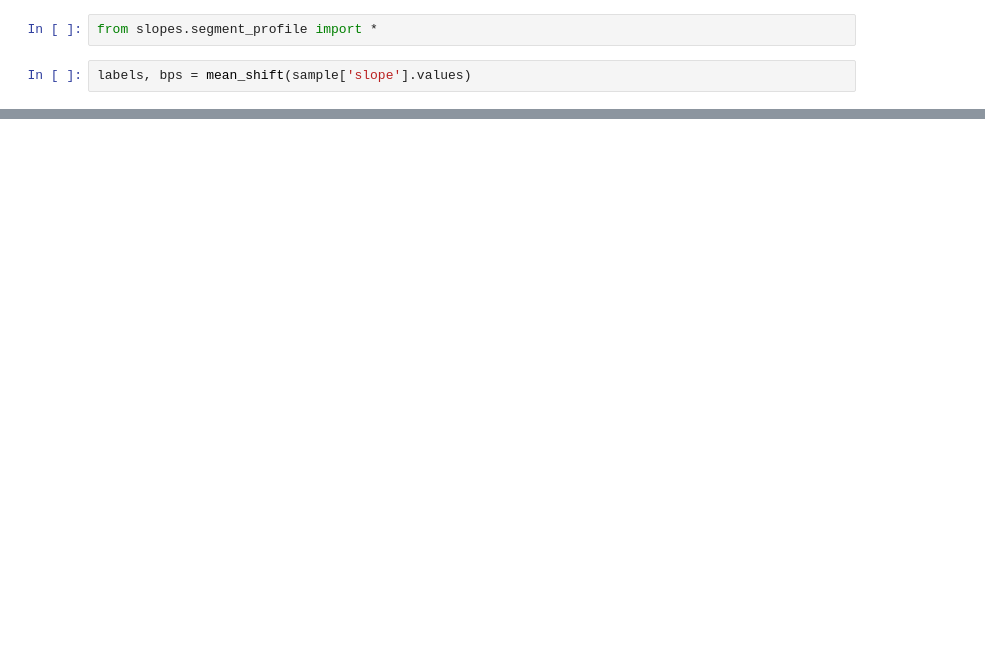
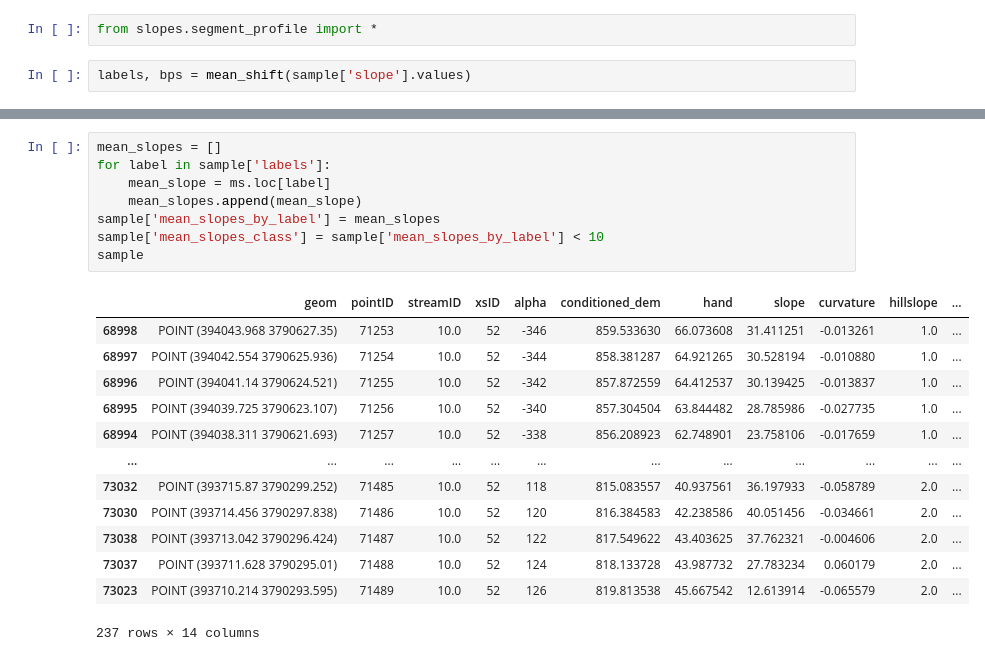
Before and after one commit to avkoehl/valleyx, a Jupyter notebook: notebooks/valleyfloor_test.ipynb, the cells around one changed output, grey strips where cells are left out. Drawn from its saved outputs; the diff is of its cells as text; blank space fills up the shorter version.

```diff
--- a/notebooks/valleyfloor_test.ipynb
+++ b/notebooks/valleyfloor_test.ipynb
@@ -88,0 +115,22 @@ plot_segments(sample['alpha'], sample['conditioned_dem'], labels, bps)
+# %%
+mean_slopes = []
+for label in sample['labels']:
+    mean_slope = ms.loc[label]
+    mean_slopes.append(mean_slope)
+sample['mean_slopes_by_label'] = mean_slopes
+sample['mean_slopes_class'] = sample['mean_slopes_by_label'] < 10
+sample
+# %% [output]
+|  | geom | pointID | streamID | xsID | alpha | conditioned_dem | hand | slope | curvature | hillslope | ... |
+| 68998 | POINT (394043.968 3790627.35) | 71253 | 10.0 | 52 | -346 | 859.533630 | 66.073608 | 31.411251 | -0.013261 | 1.0 | ... |
+| 68997 | POINT (394042.554 3790625.936) | 71254 | 10.0 | 52 | -344 | 858.381287 | 64.921265 | 30.528194 | -0.010880 | 1.0 | ... |
+| 68996 | POINT (394041.14 3790624.521) | 71255 | 10.0 | 52 | -342 | 857.872559 | 64.412537 | 30.139425 | -0.013837 | 1.0 | ... |
+| 68995 | POINT (394039.725 3790623.107) | 71256 | 10.0 | 52 | -340 | 857.304504 | 63.844482 | 28.785986 | -0.027735 | 1.0 | ... |
+| 68994 | POINT (394038.311 3790621.693) | 71257 | 10.0 | 52 | -338 | 856.208923 | 62.748901 | 23.758106 | -0.017659 | 1.0 | ... |
+| ... | ... | ... | ... | ... | ... | ... | ... | ... | ... | ... | ... |
+| 73032 | POINT (393715.87 3790299.252) | 71485 | 10.0 | 52 | 118 | 815.083557 | 40.937561 | 36.197933 | -0.058789 | 2.0 | ... |
+| 73030 | POINT (393714.456 3790297.838) | 71486 | 10.0 | 52 | 120 | 816.384583 | 42.238586 | 40.051456 | -0.034661 | 2.0 | ... |
+| 73038 | POINT (393713.042 3790296.424) | 71487 | 10.0 | 52 | 122 | 817.549622 | 43.403625 | 37.762321 | -0.004606 | 2.0 | ... |
+| 73037 | POINT (393711.628 3790295.01) | 71488 | 10.0 | 52 | 124 | 818.133728 | 43.987732 | 27.783234 | 0.060179 | 2.0 | ... |
+| 73023 | POINT (393710.214 3790293.595) | 71489 | 10.0 | 52 | 126 | 819.813538 | 45.667542 | 12.613914 | -0.065579 | 2.0 | ... |
+237 rows × 14 columns
```
Also changed, not shown: parts of 21 cells of this notebook, 19 other files.
